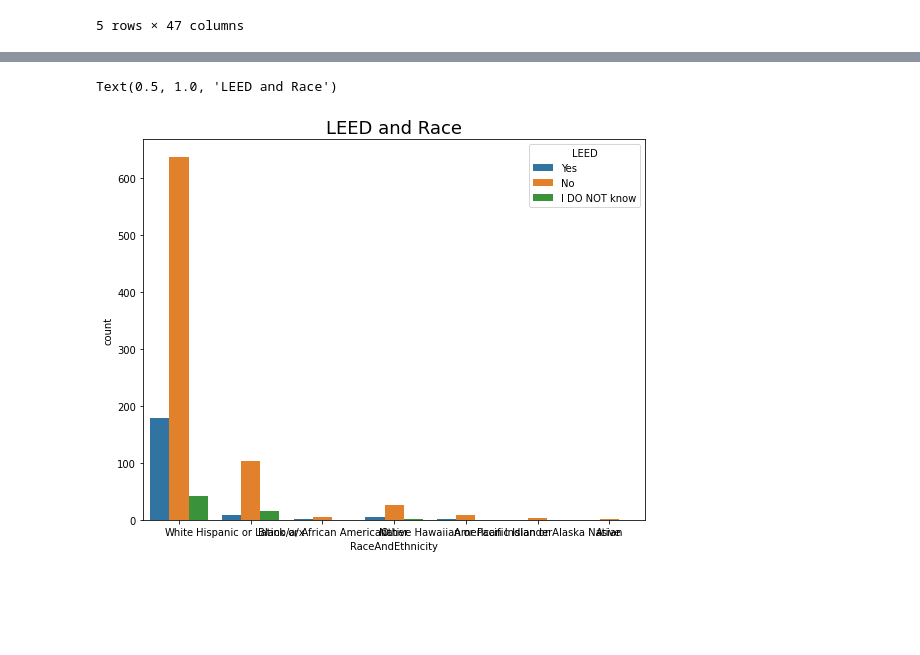
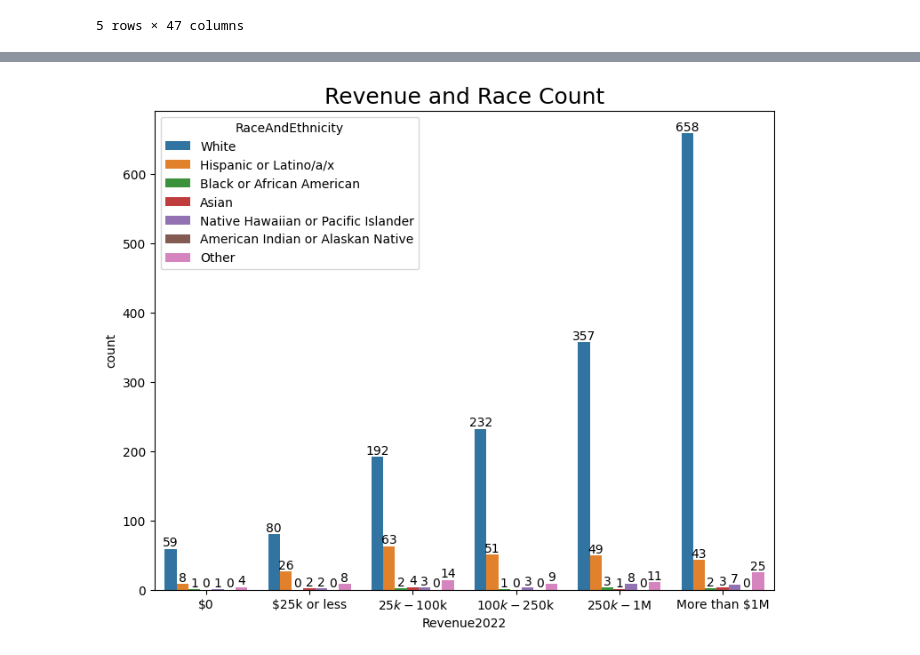
Before and after one commit to ramirezzzluisss/IS4487, a Jupyter notebook: HonorsThesis.ipynb, the cells around one changed output, grey strips where cells are left out. Saved outputs shown, nothing was run; the diff lists cells and outputs as text; code cells hidden in the pictures; blank space fills up the shorter version.

```diff
--- a/HonorsThesis.ipynb
+++ b/HonorsThesis.ipynb
@@ -22,7 +30,7 @@ Mounted at /content/drive
 from google.colab import drive
 drive.mount('/content/gdrive', force_remount=True)
 
-df = pd.read_csv (r'/content/gdrive/MyDrive/Colab Notebooks/UtahContractorSurvey_202303201102.csv')
+df = pd.read_csv (r'/content/gdrive/MyDrive/Colab Notebooks/UtahContractorSurvey202304111609.csv')
 # %% [output]
 Mounted at /content/gdrive
 # %%
@@ -97,8 +105,20 @@ df.rename(columns = {'Q2':'LicenseClassification',
                      'Q29':'PhoneNumber',
                      }, inplace = True)
 
+# delete first 8 rows
 df_clean = df.iloc[8:]
 
+# drop null rows
+df_clean = df_clean.dropna(axis=0, subset=['RaceAndEthnicity'])
+
+df_clean = df_clean[(df_clean['EntityType'] != 'I am RETIRED')]
+
+# change race
+# df_clean['RaceAndEthnicity'].replace('Hispanic or Latino/a/x', 'Latinx')
+# df_clean['RaceAndEthnicity'].replace('Black or African American', 'Black')
+# df_clean['RaceAndEthnicity'].replace('Native Hawaiian or Pacific Islander', 'Pacific Islander')
+# df_clean['RaceAndEthnicity'].replace('American Indian or Alaskan Native', 'Native American')
+
 df_clean.info()
 # %% [output]
 <class 'pandas.core.frame.DataFrame'>
@@ -197,9 +151,19 @@ Text(0.5, 1.0, 'Business Plan and Race')
-# %%
-plt.figure(figsize=(9,7))
-
-ax = sns.countplot(x = 'RaceAndEthnicity', hue = 'LEED', data = df_clean)
-#Add title
-plt.title('LEED and Race', fontsize=18)
-# %% [output]
-Text(0.5, 1.0, 'LEED and Race')
-[figure, removed]
+# %%
+df_clean['Revenue2022'].unique()
+df_clean['Revenue2022'] = pd.Categorical(df_clean['Revenue2022'],
+                                         categories = ['$0', '$25k or less', '$25k - $100k', '$100k - $250k', '$250k - $1M', 'More than $1M'],
+                                         ordered = True)
+# %%
+plt.figure(figsize=(9,7))
+hue_order = ['White', 'Hispanic or Latino/a/x', 'Black or African American', 'Asian',
+             'Native Hawaiian or Pacific Islander', 'American Indian or Alaskan Native',
+             'Other']
+
+ax = sns.countplot(x = 'Revenue2022', hue = 'RaceAndEthnicity', hue_order = hue_order, data = df_clean)
+#Add title
+plt.title('Revenue and Race Count', fontsize=18)
+
+for container in ax.containers:
+    ax.bar_label(container)
+# %% [output]
+[figure, added]
```
Also changed, not shown: parts of 75 cells of this notebook.
